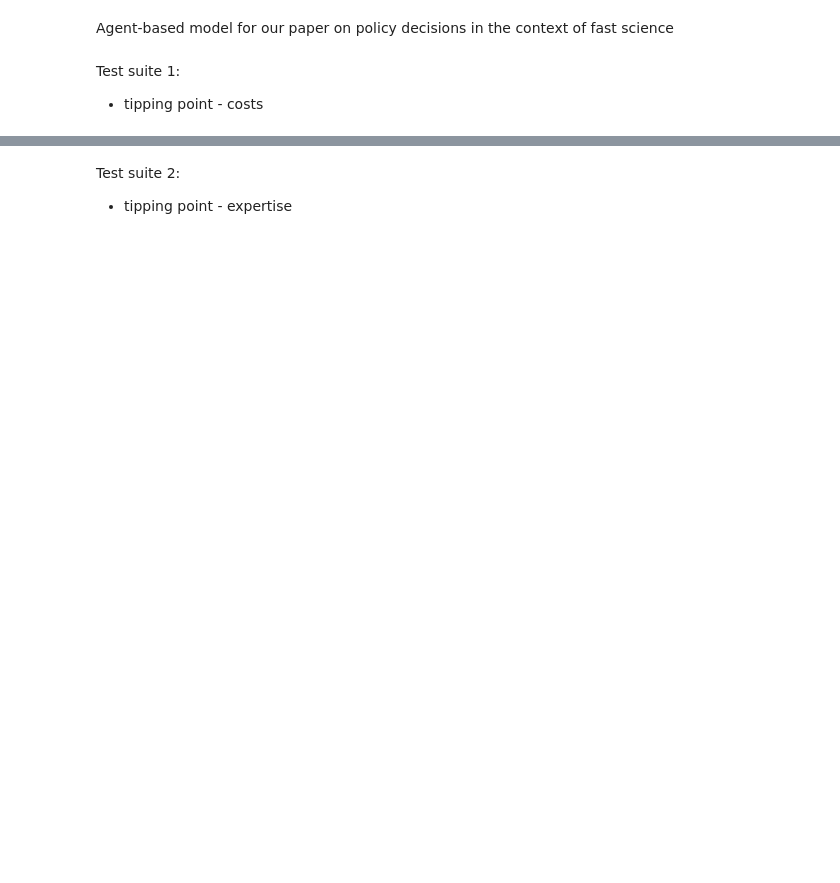
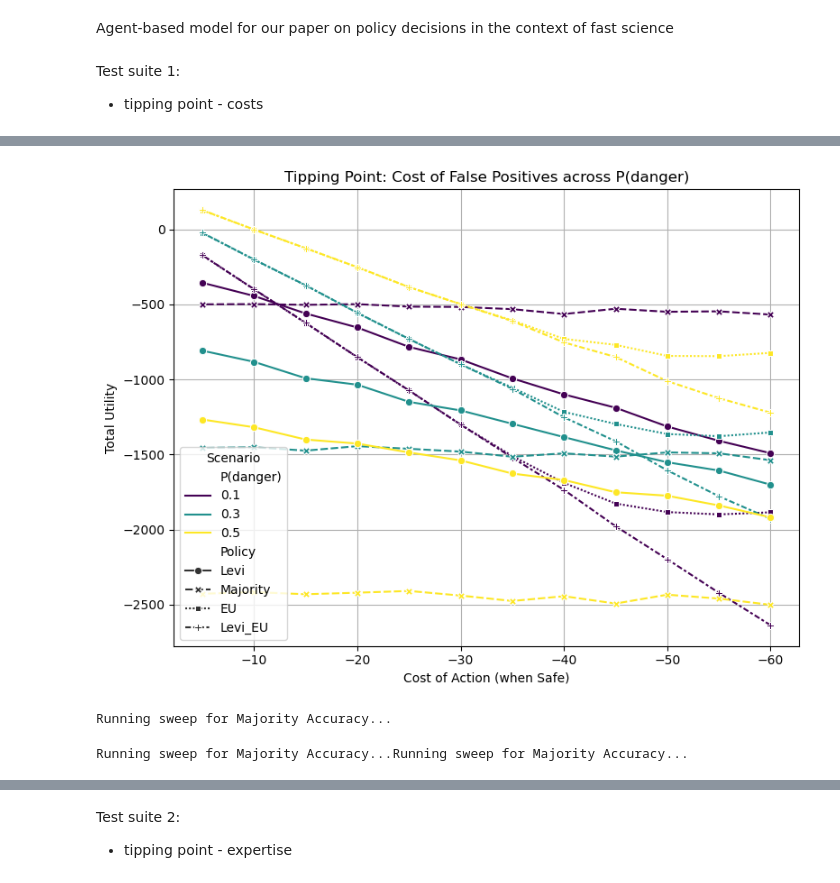
Before and after one commit to g4v4g4i/fast-science-policy-sim, a Jupyter notebook: advisory-board-fast-science.ipynb, the cells around one changed output, grey strips where cells are left out. Saved outputs shown, nothing was run; the diff lists cells and outputs as text; code cells hidden in the pictures; blank space fills up the shorter version.

```diff
--- a/advisory-board-fast-science.ipynb
+++ b/advisory-board-fast-science.ipynb
@@ -324 +298,81 @@ Running sweep for Inconvenience Cost...
+# %%
+# --- PLOTTING ---
+# Combine dataframes for easier plotting with seaborn
+df_cost_combined2 = pd.DataFrame()
+
+# Process df_cost (P(danger)=0.3)
+df_temp = df_cost21.copy()
+df_temp['P(danger)'] = 0.3
+df_levi = df_temp[['Parameter', 'Levi_Util_Mean', 'P(danger)']].rename(columns={'Levi_Util_Mean': 'Utility_Mean'})
+df_levi['Policy'] = 'Levi'
+df_maj = df_temp[['Parameter', 'Maj_Util_Mean', 'P(danger)']].rename(columns={'Maj_Util_Mean': 'Utility_Mean'})
+df_maj['Policy'] = 'Majority'
+df_eu = df_temp[['Parameter', 'EU_Util_Mean', 'P(danger)']].rename(columns={'EU_Util_Mean': 'Utility_Mean'})
+df_eu['Policy'] = 'EU'
+df_levi_eu = df_temp[['Parameter', 'Levi_EU_Util_Mean', 'P(danger)']].rename(columns={'Levi_EU_Util_Mean': 'Utility_Mean'})
+df_levi_eu['Policy'] = 'Levi_EU'
+df_cost_combined2 = pd.concat([df_cost_combined2, df_levi, df_maj, df_eu, df_levi_eu])
+
+# Process df_cost2 (P(danger)=0.1)
+df_temp = df_cost22.copy()
+df_temp['P(danger)'] = 0.1
+df_levi = df_temp[['Parameter', 'Levi_Util_Mean', 'P(danger)']].rename(columns={'Levi_Util_Mean': 'Utility_Mean'})
+df_levi['Policy'] = 'Levi'
+df_maj = df_temp[['Parameter', 'Maj_Util_Mean', 'P(danger)']].rename(columns={'Maj_Util_Mean': 'Utility_Mean'})
+df_maj['Policy'] = 'Majority'
+df_eu = df_temp[['Parameter', 'EU_Util_Mean', 'P(danger)']].rename(columns={'EU_Util_Mean': 'Utility_Mean'})
+df_eu['Policy'] = 'EU'
+df_levi_eu = df_temp[['Parameter', 'Levi_EU_Util_Mean', 'P(danger)']].rename(columns={'Levi_EU_Util_Mean': 'Utility_Mean'})
+df_levi_eu['Policy'] = 'Levi_EU'
+df_cost_combined2 = pd.concat([df_cost_combined2, df_levi, df_maj, df_eu, df_levi_eu])
+
+# Process df_cost3 (P(danger)=0.5)
+df_temp = df_cost23.copy()
+df_temp['P(danger)'] = 0.5
+df_levi = df_temp[['Parameter', 'Levi_Util_Mean', 'P(danger)']].rename(columns={'Levi_Util_Mean': 'Utility_Mean'})
+df_levi['Policy'] = 'Levi'
+df_maj = df_temp[['Parameter', 'Maj_Util_Mean', 'P(danger)']].rename(columns={'Maj_Util_Mean': 'Utility_Mean'})
+df_maj['Policy'] = 'Majority'
+df_eu = df_temp[['Parameter', 'EU_Util_Mean', 'P(danger)']].rename(columns={'EU_Util_Mean': 'Utility_Mean'})
+df_eu['Policy'] = 'EU'
+df_levi_eu = df_temp[['Parameter', 'Levi_EU_Util_Mean', 'P(danger)']].rename(columns={'Levi_EU_Util_Mean': 'Utility_Mean'})
+df_levi_eu['Policy'] = 'Levi_EU'
+df_cost_combined2 = pd.concat([df_cost_combined2, df_levi, df_maj, df_eu, df_levi_eu])
+fig, ax = plt.subplots(1, 1, figsize=(8, 6)) # Slightly larger figure for better readability
+
+sns.lineplot(data=df_cost_combined2, x='Parameter', y='Utility_Mean',
+             hue='P(danger)', style='Policy', markers=True, ax=ax,
+             palette='viridis') # Using 'viridis' colormap for P_danger
+
+ax.set_title('Tipping Point: Cost of False Positives across P(danger)')
+ax.set_xlabel('Cost of Action (when Safe)')
+ax.set_ylabel('Total Utility')
+ax.invert_xaxis() # moving from -5 to -60
+ax.grid(True)
+ax.legend(title='Scenario') # Add a title to the legend
+
+plt.tight_layout() # Adjust layout to prevent labels from being cut off
+plt.show()
+# %% [output]
+[figure, added]
+# %%
+simulation_args = [
+    ('Majority Accuracy', np.linspace(.1, .9, 9), .3, .6, .2, -5), # df_maj1
+    ('Majority Accuracy', np.linspace(.1, .9, 9), .3, .6, .2, -30), #df_maj2
+    ('Majority Accuracy', np.linspace(.1, .9, 9), .5, .6, .2, -5)  #df_maj3
+]
+
+def simulation_wrapper(args):
+    return run_test_suite(*args)
+
+if __name__ == '__main__':
+    # 3. Run with process_map
+    # max_workers=6 sets the number of CPU cores to use
+    results = process_map(simulation_wrapper, simulation_args, max_workers=3)
+
+    # 4. Unpack results
+    df_maj1, df_maj2, df_maj3 = results
+# %% [output]
+Running sweep for Majority Accuracy...
+Running sweep for Majority Accuracy...Running sweep for Majority Accuracy...
 # %%
```
Also changed, not shown: parts of 12 cells of this notebook.
